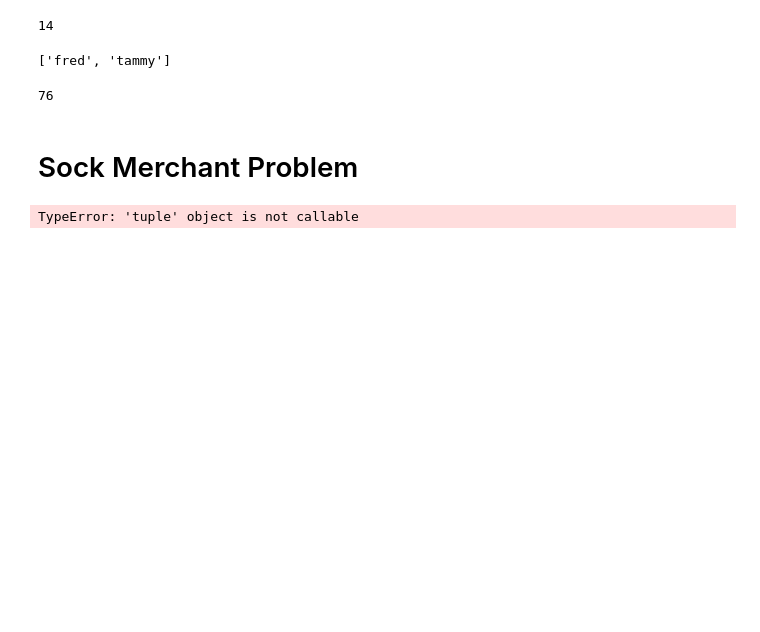
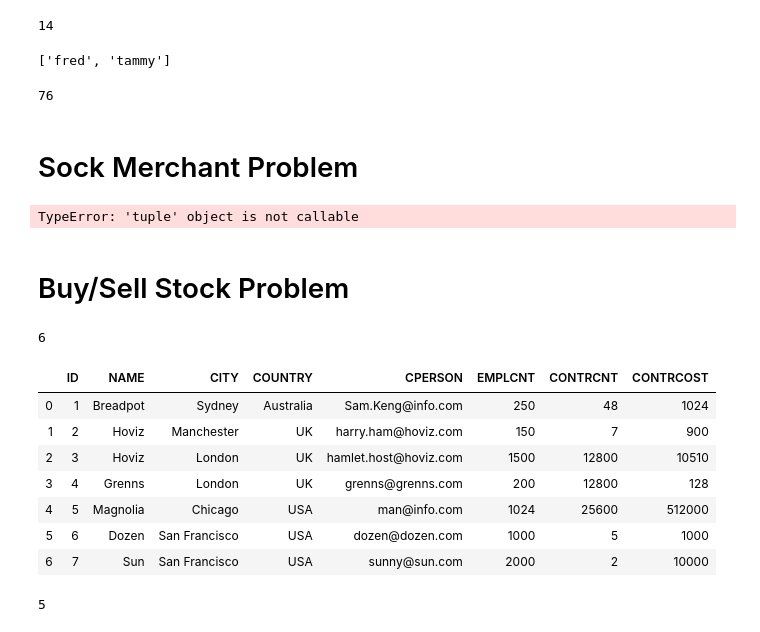
Before and after one commit to Tyasuoka/HackerRank_Journal, a Jupyter notebook: HackerRank_Journal.ipynb, the cells around one changed output. Drawn from its saved outputs; the diff is of its cells as text; code cells hidden in the pictures; blank space fills up the shorter version.

```diff
--- a/HackerRank_Journal.ipynb
+++ b/HackerRank_Journal.ipynb
@@ -265,3 +265,5 @@ def sockMerchant(socks, pairs):
     print(pairs)
 # %% [output]
 TypeError: 'tuple' object is not callable
+# %% [markdown]
+# Buy/Sell Stock Problem
@@ -267,0 +285,5 @@ TypeError: 'tuple' object is not callable
+# %%
+prices = [6, 3, 1, 2, 5, 4] #4
+buyAndSellStock(prices)
+# %% [output]
+6
@@ -267,0 +305,17 @@ TypeError: 'tuple' object is not callable
+# %%
+import pandas as pd
+df = pd.read_csv("data.csv")
+df
+# %% [output]
+|  | ID | NAME | CITY | COUNTRY | CPERSON | EMPLCNT | CONTRCNT | CONTRCOST |
+| 0 | 1 | Breadpot | Sydney | Australia | Sam.Keng@info.com | 250 | 48 | 1024 |
+| 1 | 2 | Hoviz | Manchester | UK | harry.ham@hoviz.com | 150 | 7 | 900 |
+| 2 | 3 | Hoviz | London | UK | hamlet.host@hoviz.com | 1500 | 12800 | 10510 |
+| 3 | 4 | Grenns | London | UK | grenns@grenns.com | 200 | 12800 | 128 |
+| 4 | 5 | Magnolia | Chicago | USA | man@info.com | 1024 | 25600 | 512000 |
+| 5 | 6 | Dozen | San Francisco | USA | dozen@dozen.com | 1000 | 5 | 1000 |
+| 6 | 7 | Sun | San Francisco | USA | sunny@sun.com | 2000 | 2 | 10000 |
+# %%
+len(df["CITY"].unique())
+# %% [output]
+5
```
Also changed, not shown: parts of 2 cells of this notebook.
